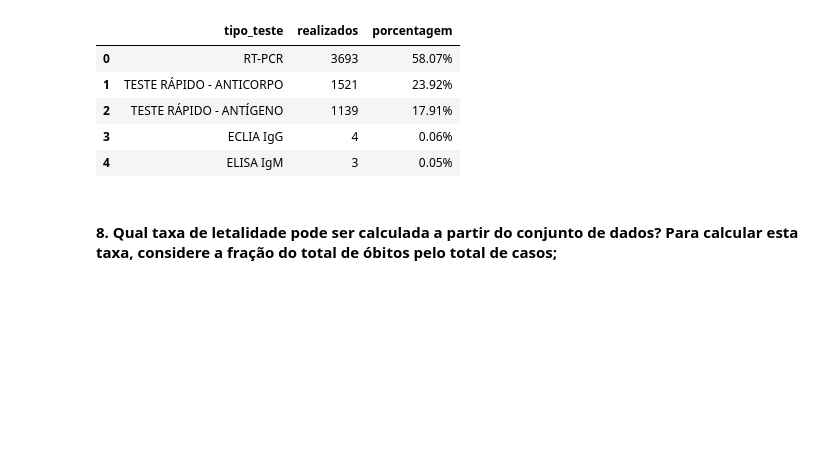
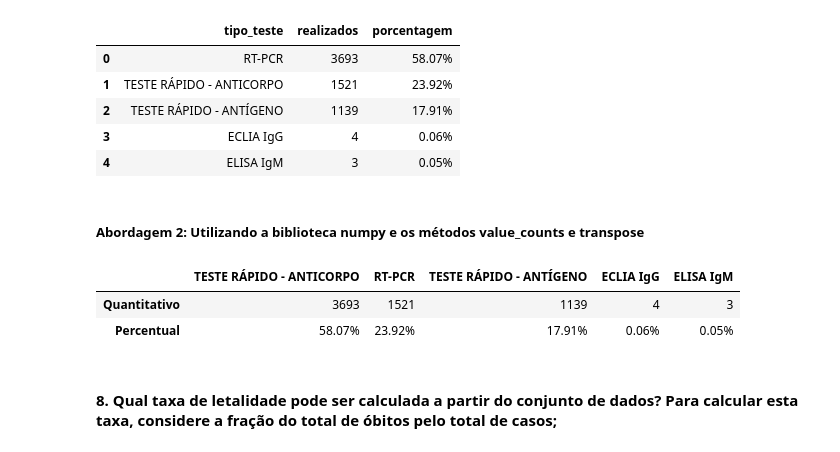
Before and after one commit to JaksonProtazio/Analise-COVID19-PP1-RNA2020.1, a Jupyter notebook: visao_geral_casos_confirmados.ipynb, the cells around one changed output. Cells and saved outputs as stored; diff of their text form; code cells hidden in the pictures; blank space fills up the shorter version.

```diff
--- a/visao_geral_casos_confirmados.ipynb
+++ b/visao_geral_casos_confirmados.ipynb
@@ -391,6 +407,22 @@ pd.DataFrame(df_testes)
 | 2 | TESTE RÁPIDO - ANTÍGENO | 1139 | 17.91% |
 | 3 | ECLIA IgG | 4 | 0.06% |
 | 4 | ELISA IgM | 3 | 0.05% |
+# %% [markdown]
+##### Abordagem 2: Utilizando a biblioteca numpy e  os métodos value_counts e transpose
+# %%
+import pandas as pd
+import numpy as np
+
+df = pd.read_csv("C:/Users/hiago/git/Analise-COVID19-PP1-RNA2020.1/dataset/dataset_limpo_covid19_manaus.csv")
+testes = df['tipo_teste'].value_counts()
+
+data = pd.DataFrame(np.array(testes.values), index=testes.index, columns=['Quantitativo'])
+data['Percentual'] = ['{0:.2f}%'.format((quantidade/testes.sum())*100.0) for quantidade in testes.values]
+data.head().transpose()
+# %% [output]
+|  | TESTE RÁPIDO - ANTICORPO | RT-PCR | TESTE RÁPIDO - ANTÍGENO | ECLIA IgG | ELISA IgM |
+| Quantitativo | 3693 | 1521 | 1139 | 4 | 3 |
+| Percentual | 58.07% | 23.92% | 17.91% | 0.06% | 0.05% |
 # %% [markdown]
 #### 8. Qual taxa de letalidade pode ser calculada a partir do conjunto de dados? Para calcular esta taxa, considere a fração do total de óbitos pelo total de casos;
 # %% [markdown]
```
Also changed, not shown: parts of 7 cells of this notebook.
